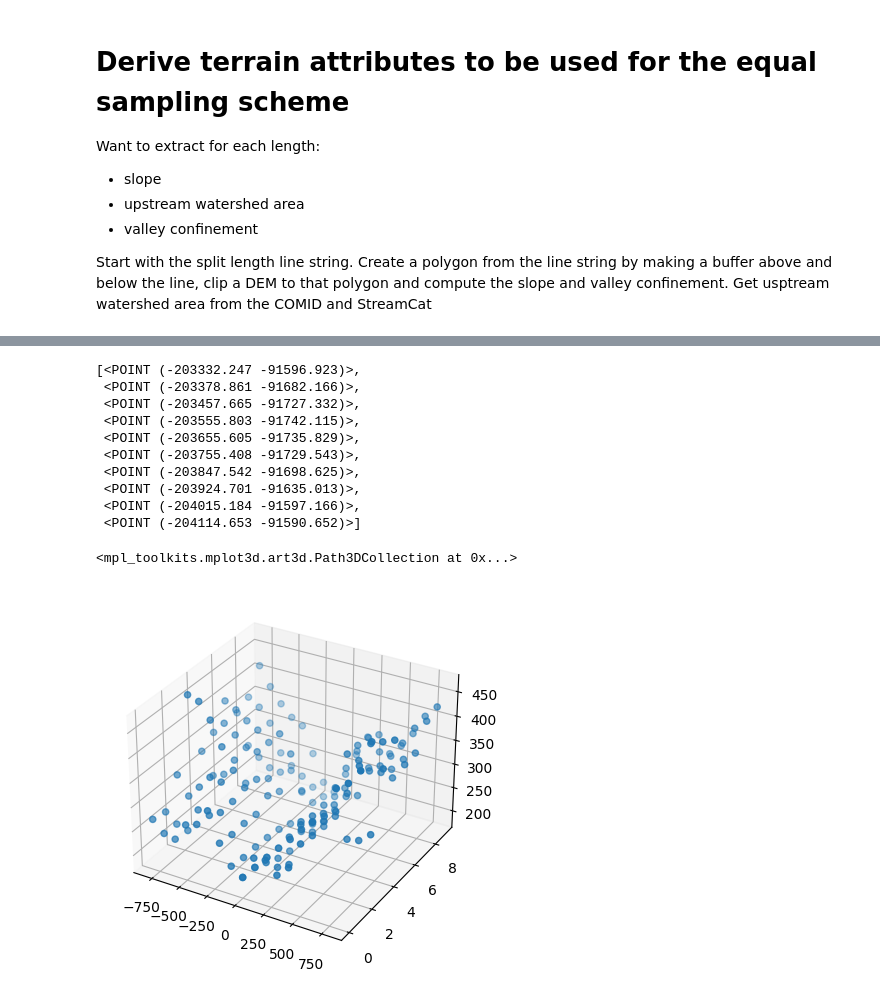
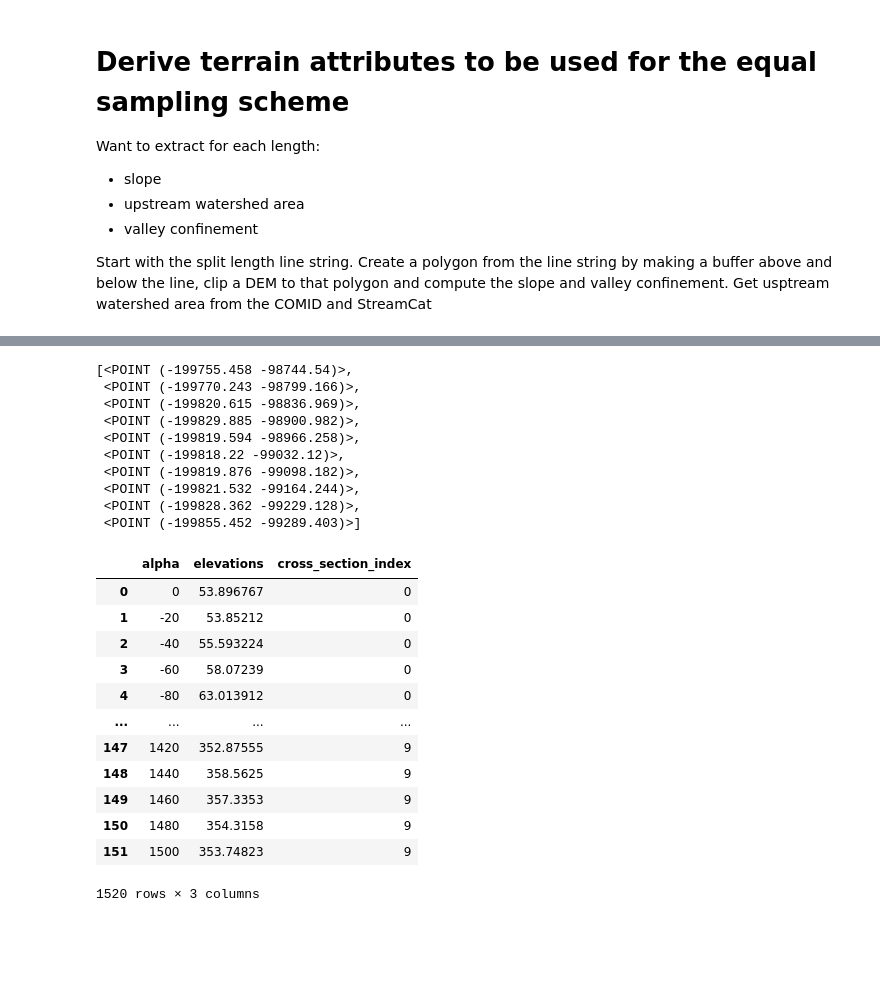
Before and after one commit to avkoehl/valleys, a Jupyter notebook: notebooks/sampling_attributes.ipynb, the cells around one changed output, grey strips where cells are left out. Cells and saved outputs as stored; diff of their text form; code cells hidden in the pictures; blank space fills up the shorter version.

```diff
--- a/notebooks/sampling_attributes.ipynb
+++ b/notebooks/sampling_attributes.ipynb
@@ -101,35 +99,44 @@ def scan_to_threshold(point, linestring, alpha_increment, threshold, slope_map):
 
     return positive_results, negative_results
 # %%
+segment = segments['geometry'][5]
 points = [segment.interpolate(i/10, normalized=True) for i in range(10)]
 points
 # %% [output]
-[<POINT (-203332.247 -91596.923)>,
- <POINT (-203378.861 -91682.166)>,
- <POINT (-203457.665 -91727.332)>,
- <POINT (-203555.803 -91742.115)>,
- <POINT (-203655.605 -91735.829)>,
- <POINT (-203755.408 -91729.543)>,
- <POINT (-203847.542 -91698.625)>,
- <POINT (-203924.701 -91635.013)>,
- <POINT (-204015.184 -91597.166)>,
- <POINT (-204114.653 -91590.652)>]
+[<POINT (-199755.458 -98744.54)>,
+ <POINT (-199770.243 -98799.166)>,
+ <POINT (-199820.615 -98836.969)>,
+ <POINT (-199829.885 -98900.982)>,
+ <POINT (-199819.594 -98966.258)>,
+ <POINT (-199818.22 -99032.12)>,
+ <POINT (-199819.876 -99098.182)>,
+ <POINT (-199821.532 -99164.244)>,
+ <POINT (-199828.362 -99229.128)>,
+ <POINT (-199855.452 -99289.403)>]
 # %%
+import pandas as pd
 dfs = []
 for i,point in enumerate(points):
     res = {}
-    alphas, elevations = get_cross_section(point, segment, 800, 100, dem)
+    alphas, elevations = get_cross_section(point, segment, 1500, 20, dem)
     res['alpha'] = alphas
     res['elevations'] = elevations
     res['cross_section_index'] = i
     df = pd.DataFrame(res)
     dfs.append(df)
 df = pd.concat(dfs)
+df
+# %% [output]
+|  | alpha | elevations | cross_section_index |
+| 0 | 0 | 53.896767 | 0 |
+| 1 | -20 | 53.85212 | 0 |
+| 2 | -40 | 55.593224 | 0 |
+| 3 | -60 | 58.07239 | 0 |
+| 4 | -80 | 63.013912 | 0 |
+| ... | ... | ... | ... |
+| 147 | 1420 | 352.87555 | 9 |
+| 148 | 1440 | 358.5625 | 9 |
+| 149 | 1460 | 357.3353 | 9 |
+| 150 | 1480 | 354.3158 | 9 |
+| 151 | 1500 | 353.74823 | 9 |
+1520 rows × 3 columns
-# %%
-import pandas as pd
-fig = plt.figure()
-ax = fig.add_subplot(projection='3d')
-ax.scatter(xs=df['alpha'], ys=df['cross_section_index'], zs=df['elevations'])
-# %% [output]
-<mpl_toolkits.mplot3d.art3d.Path3DCollection at 0x...>
-[figure, removed]
```
Also changed, not shown: parts of 6 cells of this notebook, 1 other file.
